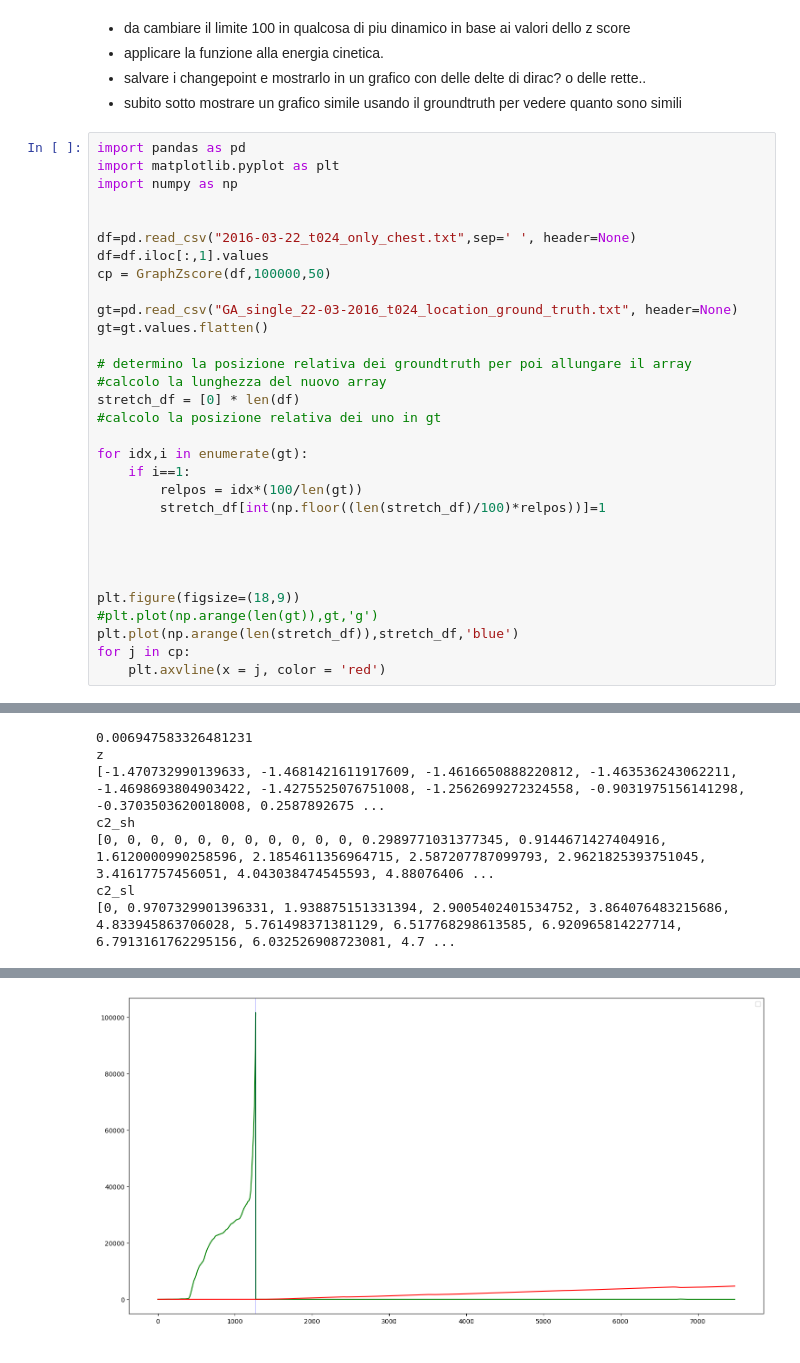
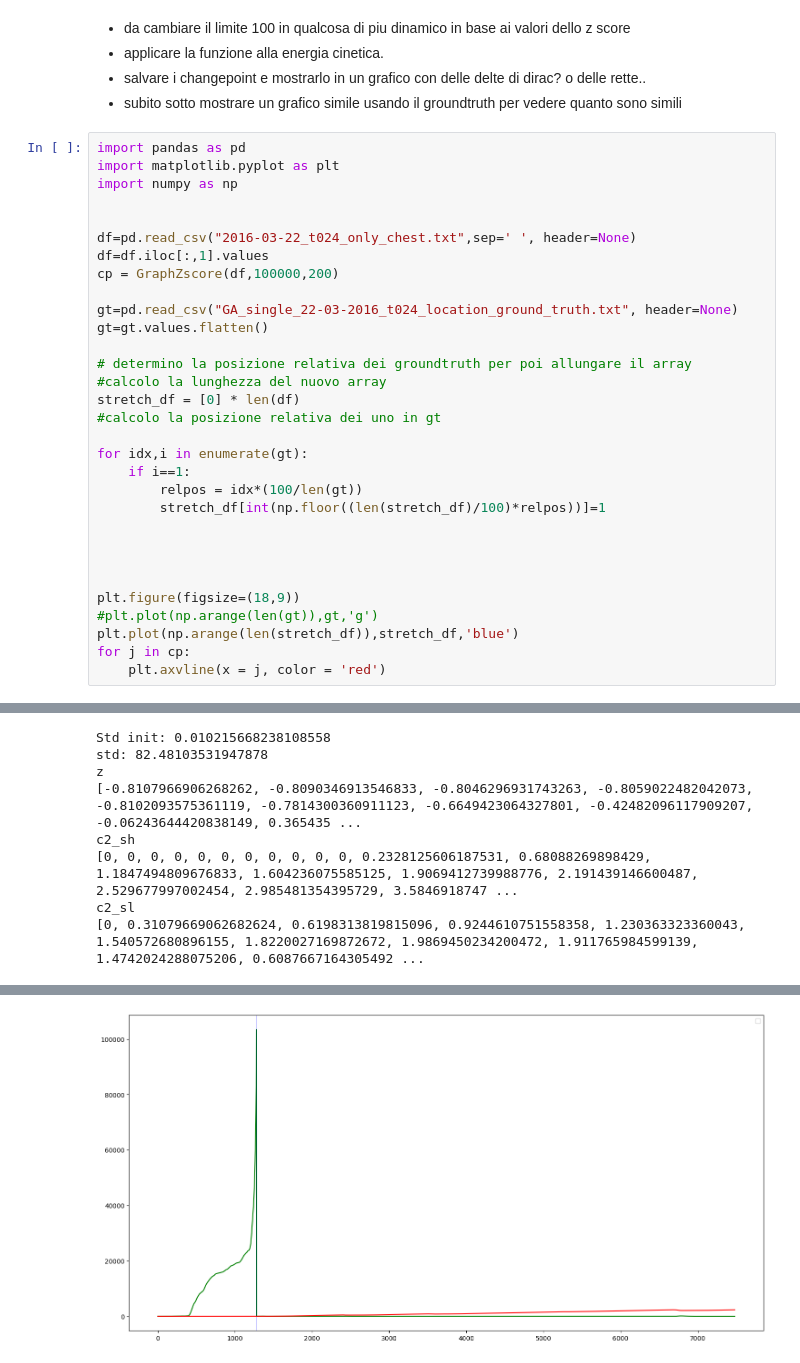
Before and after one commit to mosenco/CUSUMMO, a Jupyter notebook: main.ipynb, the cells around one changed output, grey strips where cells are left out. Drawn from its saved outputs; the diff is of its cells as text.

```diff
--- a/main.ipynb
+++ b/main.ipynb
@@ -293,7 +392,7 @@ import numpy as np
 
 df=pd.read_csv("2016-03-22_t024_only_chest.txt",sep=' ', header=None)
 df=df.iloc[:,1].values
-cp = GraphZscore(df,100000,50)
+cp = GraphZscore(df,100000,200)
 
 gt=pd.read_csv("GA_single_22-03-2016_t024_location_ground_truth.txt", header=None)
 gt=gt.values.flatten()
@@ -318,11 +417,12 @@ for j in cp:
     plt.axvline(x = j, color = 'red')
 # %% [output]
 No artists with labels found to put in legend.  Note that artists whose label start with an underscore are ignored when legend() is called with no argument.
-0.006947583326481231
+Std init: 0.010215668238108558
+std: 82.48103531947878
 z
-[-1.470732990139633, -1.4681421611917609, -1.4616650888220812, -1.463536243062211, -1.4698693804903422, -1.4275525076751008, -1.2562699272324558, -0.9031975156141298, -0.3703503620018008, 0.2587892675 ...
+[-0.8107966906268262, -0.8090346913546833, -0.8046296931743263, -0.8059022482042073, -0.8102093575361119, -0.7814300360911123, -0.6649423064327801, -0.42482096117909207, -0.06243644420838149, 0.365435 ...
 c2_sh
-[0, 0, 0, 0, 0, 0, 0, 0, 0, 0, 0, 0.2989771031377345, 0.9144671427404916, 1.6120000990258596, 2.1854611356964715, 2.587207787099793, 2.9621825393751045, 3.41617757456051, 4.043038474545593, 4.88076406 ...
+[0, 0, 0, 0, 0, 0, 0, 0, 0, 0, 0, 0.2328125606187531, 0.68088269898429, 1.1847494809676833, 1.604236075585125, 1.9069412739988776, 2.191439146600487, 2.529677997002454, 2.985481354395729, 3.5846918747 ...
 c2_sl
-[0, 0.9707329901396331, 1.938875151331394, 2.9005402401534752, 3.864076483215686, 4.833945863706028, 5.761498371381129, 6.517768298613585, 6.920965814227714, 6.7913161762295156, 6.032526908723081, 4.7 ...
+[0, 0.31079669062682624, 0.6198313819815096, 0.9244610751558358, 1.230363323360043, 1.540572680896155, 1.8220027169872672, 1.9869450234200472, 1.911765984599139, 1.4742024288075206, 0.6087667164305492 ...
 [figure]
@@ -330,2 +430,2 @@ c2_sl
-[figure, old version]
+[figure, new version]
 [figure]
```
Also changed, not shown: parts of 6 cells of this notebook.
